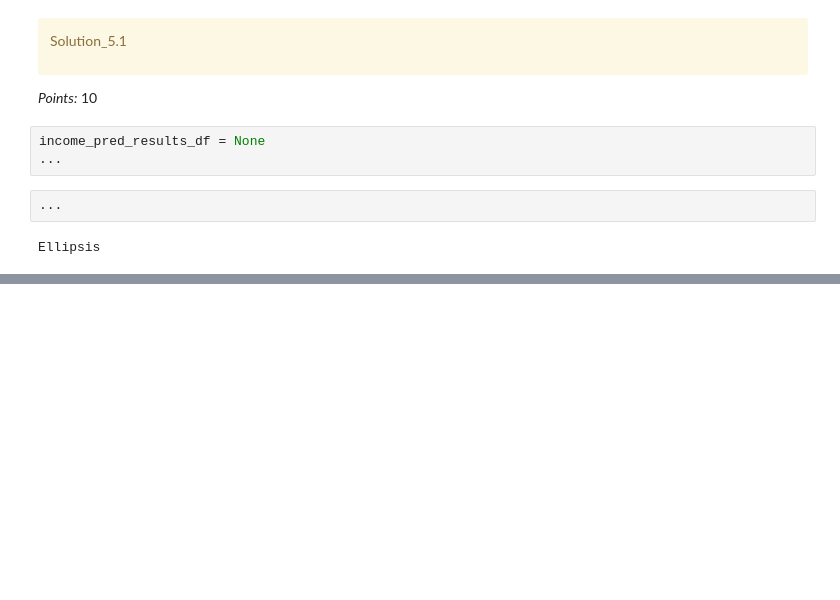
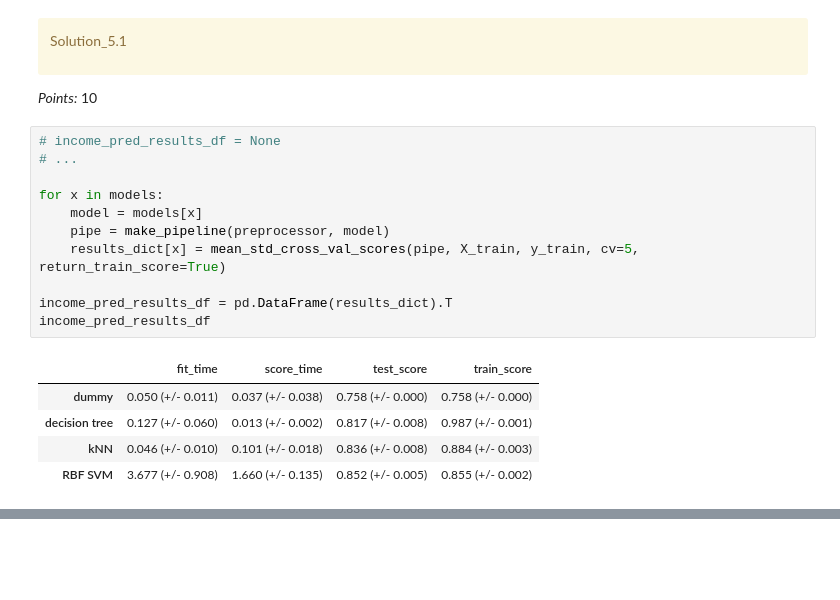
Before and after one commit to angelalmachado/cpsc330hw, a Jupyter notebook: hw3.ipynb, the cells around one changed output, grey strips where cells are left out. Saved outputs shown, nothing was run; the diff lists cells and outputs as text; blank space fills up the shorter version.

```diff
--- a/hw3.ipynb
+++ b/hw3.ipynb
@@ -698,13 +682,23 @@ Solution_5.1
 </div>
 
 _Points:_ 10
-# %%
-income_pred_results_df = None
-...
-# %%
-...
-# %% [output]
-Ellipsis
+# %%
+# income_pred_results_df = None
+# ...
+
+for x in models:
+    model = models[x]
+    pipe = make_pipeline(preprocessor, model)
+    results_dict[x] = mean_std_cross_val_scores(pipe, X_train, y_train, cv=5, return_train_score=True)
+
+income_pred_results_df = pd.DataFrame(results_dict).T
+income_pred_results_df
+# %% [output]
+|  | fit_time | score_time | test_score | train_score |
+| dummy | 0.050 (+/- 0.011) | 0.037 (+/- 0.038) | 0.758 (+/- 0.000) | 0.758 (+/- 0.000) |
+| decision tree | 0.127 (+/- 0.060) | 0.013 (+/- 0.002) | 0.817 (+/- 0.008) | 0.987 (+/- 0.001) |
+| kNN | 0.046 (+/- 0.010) | 0.101 (+/- 0.018) | 0.836 (+/- 0.008) | 0.884 (+/- 0.003) |
+| RBF SVM | 3.677 (+/- 0.908) | 1.660 (+/- 0.135) | 0.852 (+/- 0.005) | 0.855 (+/- 0.002) |
 # %%
 grader.check("q5.1")
 # %% [output]
```
Also changed, not shown: parts of 19 cells of this notebook, 1 other file.
